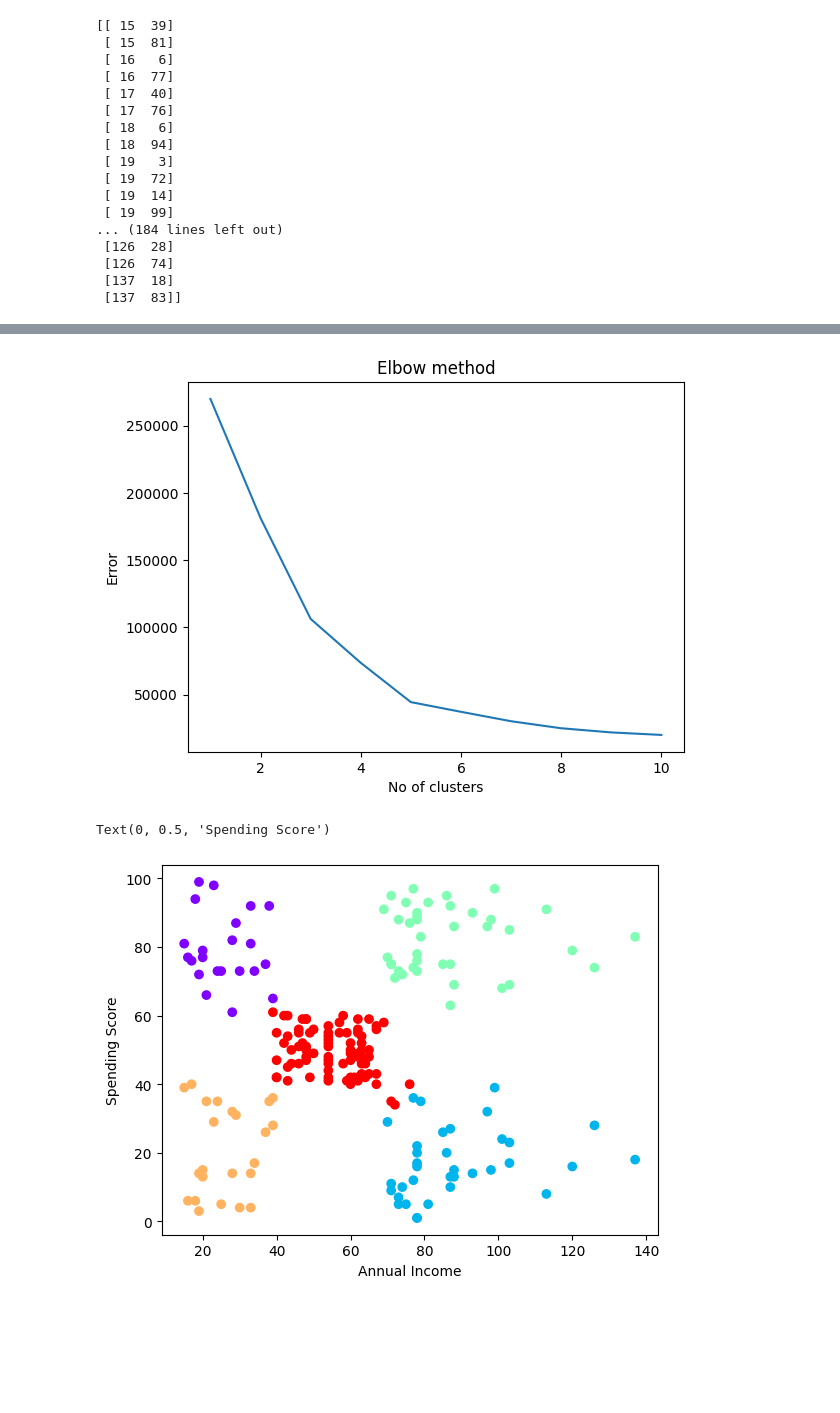
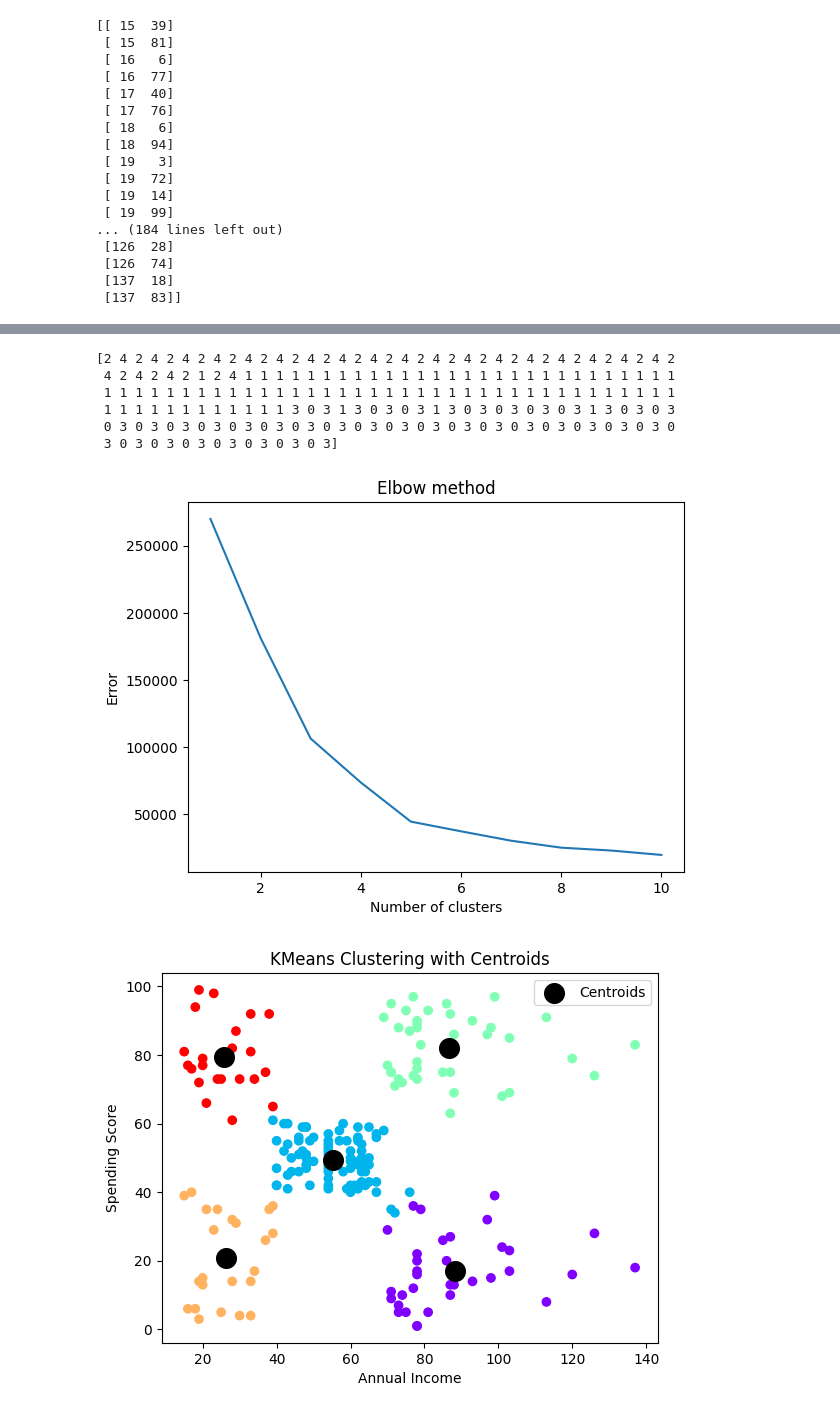
Before and after one commit to chinmayrane8485/mall_customers, a Jupyter notebook: Mall_Customers.ipynb, the cells around one changed output, grey strips where cells are left out. Cells and saved outputs as stored; diff of their text form; code cells hidden in the pictures; blank space fills up the shorter version.

```diff
--- a/Mall_Customers.ipynb
+++ b/Mall_Customers.ipynb
@@ -80,22 +62,44 @@ array([[25.72727273, 79.36363636],
-# %%
-Error =[]
-for i in range(1, 11):
-    kmeans = KMeans(n_clusters = i).fit(x)
-    kmeans.fit(x)
-    Error.append(kmeans.inertia_)
-
-import matplotlib.pyplot as plt
-plt.plot(range(1, 11), Error)
-plt.title('Elbow method')
-plt.xlabel('No of clusters')
-plt.ylabel('Error')
-plt.show()
-# %% [output]
-[figure, removed]
-# %%
-plt.scatter(x[:,0],x[:,1],c=y_kmeans,cmap='rainbow')
-plt.xlabel('Annual Income')
-plt.ylabel('Spending Score')
-# %% [output]
-Text(0, 0.5, 'Spending Score')
-[figure, removed]
+# %%
+# Apply KMeans clustering with a specific number of clusters (5 in this case)
+kmeans = KMeans(n_clusters=5)
+y_kmeans = kmeans.fit_predict(x)
+
+# Display the cluster labels assigned to each data point
+print(y_kmeans)
+
+# Elbow method to find the optimal number of clusters
+Error = []
+for i in range(1, 11):
+    kmeans = KMeans(n_clusters=i).fit(x)
+    kmeans.fit(x)
+    Error.append(kmeans.inertia_)
+
+# Plot the Elbow method graph
+plt.plot(range(1, 11), Error)
+plt.title('Elbow method')
+plt.xlabel('Number of clusters')
+plt.ylabel('Error')
+plt.show()
+
+# Apply KMeans with the optimal number of clusters (based on the Elbow method)
+optimal_clusters = 5  # You can change this based on the Elbow method result
+kmeans = KMeans(n_clusters=optimal_clusters)
+y_kmeans = kmeans.fit_predict(x)
+
+# Plot the clusters along with centroids
+plt.scatter(x[:, 0], x[:, 1], c=y_kmeans, cmap='rainbow')
+plt.scatter(kmeans.cluster_centers_[:, 0], kmeans.cluster_centers_[:, 1], s=200, c='black',label='Centroids')
+plt.xlabel('Annual Income')
+plt.ylabel('Spending Score')
+plt.title('KMeans Clustering with Centroids')
+plt.legend()
+plt.show()
+# %% [output]
+[2 4 2 4 2 4 2 4 2 4 2 4 2 4 2 4 2 4 2 4 2 4 2 4 2 4 2 4 2 4 2 4 2 4 2 4 2
+ 4 2 4 2 4 2 1 2 4 1 1 1 1 1 1 1 1 1 1 1 1 1 1 1 1 1 1 1 1 1 1 1 1 1 1 1 1
+ 1 1 1 1 1 1 1 1 1 1 1 1 1 1 1 1 1 1 1 1 1 1 1 1 1 1 1 1 1 1 1 1 1 1 1 1 1
+ 1 1 1 1 1 1 1 1 1 1 1 1 3 0 3 1 3 0 3 0 3 1 3 0 3 0 3 0 3 0 3 1 3 0 3 0 3
+ 0 3 0 3 0 3 0 3 0 3 0 3 0 3 0 3 0 3 0 3 0 3 0 3 0 3 0 3 0 3 0 3 0 3 0 3 0
+ 3 0 3 0 3 0 3 0 3 0 3 0 3 0 3]
+[figure, added]
+[figure, added]
```
Also changed, not shown: parts of 1 cell of this notebook.
